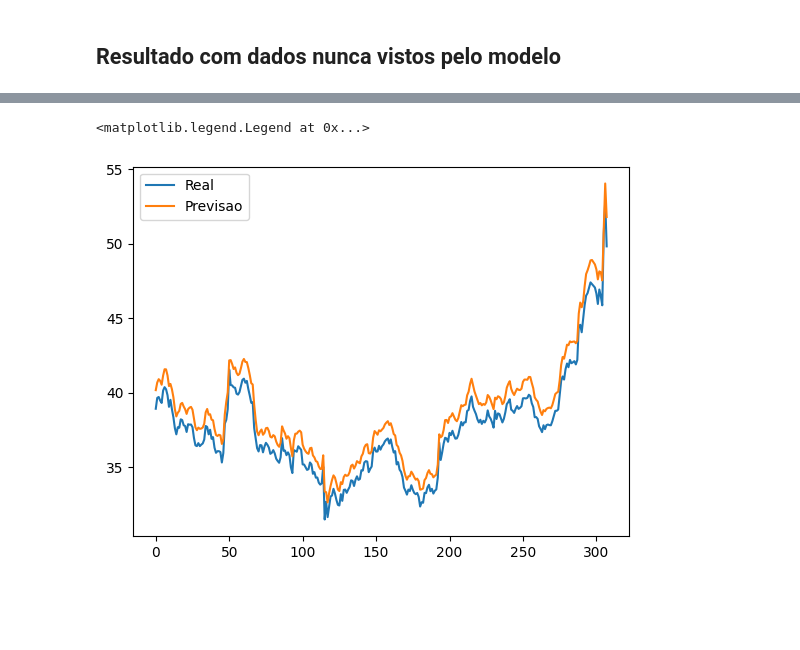
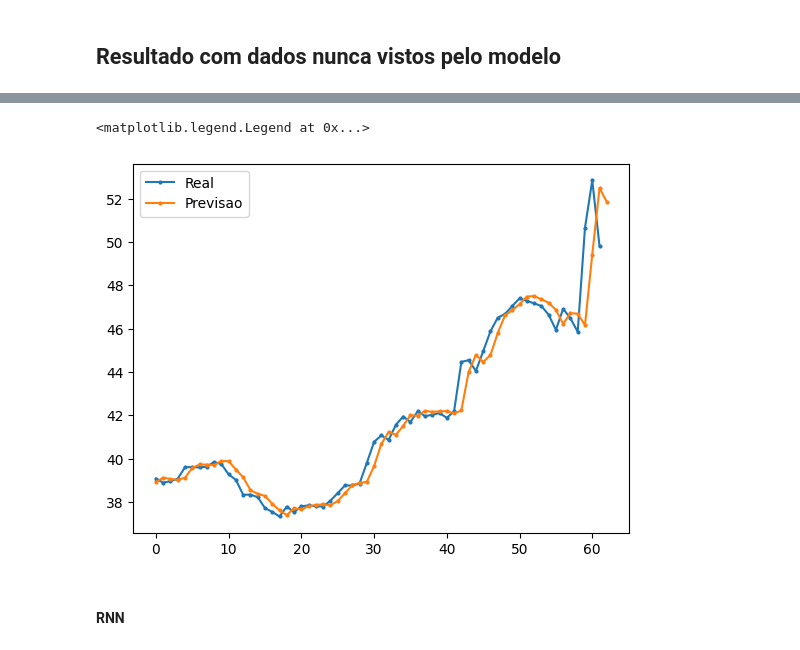
Before and after one commit to tcc-previsao-energia/ml-models, a Jupyter notebook: modelos/redes-neurais/testes_rn_gerais.ipynb, the cells around one changed output, grey strips where cells are left out. Saved outputs shown, nothing was run; the diff lists cells and outputs as text; code cells hidden in the pictures; blank space fills up the shorter version.

```diff
--- a/modelos/redes-neurais/testes_rn_gerais.ipynb
+++ b/modelos/redes-neurais/testes_rn_gerais.ipynb
@@ -36,12 +28,12 @@ def split_df_X_y(df_model):
     df_as_np = df_model.to_numpy()
     X = df_as_np[:,:-1]
 
-    X = X.reshape(len(dates), X.shape[1], 1)
+    X = X.reshape(len(dates), X.shape[1])
     y = df_as_np[:,-1]
 
     return (dates, X.astype(np.float32), y.astype(np.float32))
 
-df_full = get_data_ticker(EMPRESA, period='max')
+df_full = get_data_ticker(EMPRESA, period='5y')
 df = df_full.dropna()
 dates, X, y = split_df_X_y(df)
 # %% [output]
@@ -69,7 +50,7 @@ def train_model_lstm(X_train, y_train, X_test, y_test):
                 optimizer=Adam(learning_rate=0.001),
                 metrics=['mean_absolute_error'])
 
-    model.fit(X_train, y_train, validation_data=(X_test, y_test), epochs=100)
+    model.fit(X_train, y_train, validation_data=(X_test, y_test), epochs=100, verbose=0)
     return model
 
 def train_model_feedforward(X_train, y_train, X_test, y_test):
@@ -82,7 +63,7 @@ def train_model_feedforward(X_train, y_train, X_test, y_test):
                 optimizer=Adam(learning_rate=0.001),
                 metrics=['mean_absolute_error'])
 
-    model.fit(X_train, y_train, validation_data=(X_test, y_test), epochs=100)
+    model.fit(X_train, y_train, validation_data=(X_test, y_test), epochs=100, verbose=0)
     return model
 
 def train_model_rnn(X_train, y_train, X_test, y_test):
@@ -96,7 +77,7 @@ def train_model_rnn(X_train, y_train, X_test, y_test):
                 optimizer=Adam(learning_rate=0.001),
                 metrics=['mean_absolute_error'])
 
-    model.fit(X_train, y_train, validation_data=(X_test, y_test), epochs=100)
+    model.fit(X_train, y_train, validation_data=(X_test, y_test), epochs=100, verbose=0)
     return model
 
 def train_model_cnn(X_train, y_train, X_test, y_test):
@@ -112,7 +93,7 @@ def train_model_cnn(X_train, y_train, X_test, y_test):
                 optimizer=Adam(learning_rate=0.001),
                 metrics=['mean_absolute_error'])
 
-    model.fit(X_train, y_train, validation_data=(X_test, y_test), epochs=100)
+    model.fit(X_train, y_train, validation_data=(X_test, y_test), epochs=100, verbose=0)
     return model
 # %%
 def predict_tomorrow(model):
@@ -200,7 +215,7 @@ Epoch 100/100
 y_pred = model_feedforward.predict(X_validation).flatten()
 y_pred = [*y_pred, *y_tomorrow[-1]]
 
-plt.plot(y_validation, label="Real")
-plt.plot(pd.Series(y_pred).shift(-1), label="Previsao")
+plt.plot(y_validation, label="Real",marker='o', markersize=2)
+plt.plot(pd.Series(y_pred), label="Previsao",marker='o', markersize=2)
 plt.legend()
 # %% [output]
@@ -208,5 +223,7 @@ plt.legend()
 <matplotlib.legend.Legend at 0x...>
-[figure, old version]
+[figure, new version]
+# %% [markdown]
+#### RNN
 # %%
 model_rnn = train_model_rnn(X_train, y_train, X_test, y_test)
 y_tomorrow = predict_tomorrow(model_rnn)
```
Also changed, not shown: parts of 15 cells of this notebook, 2 other files.
